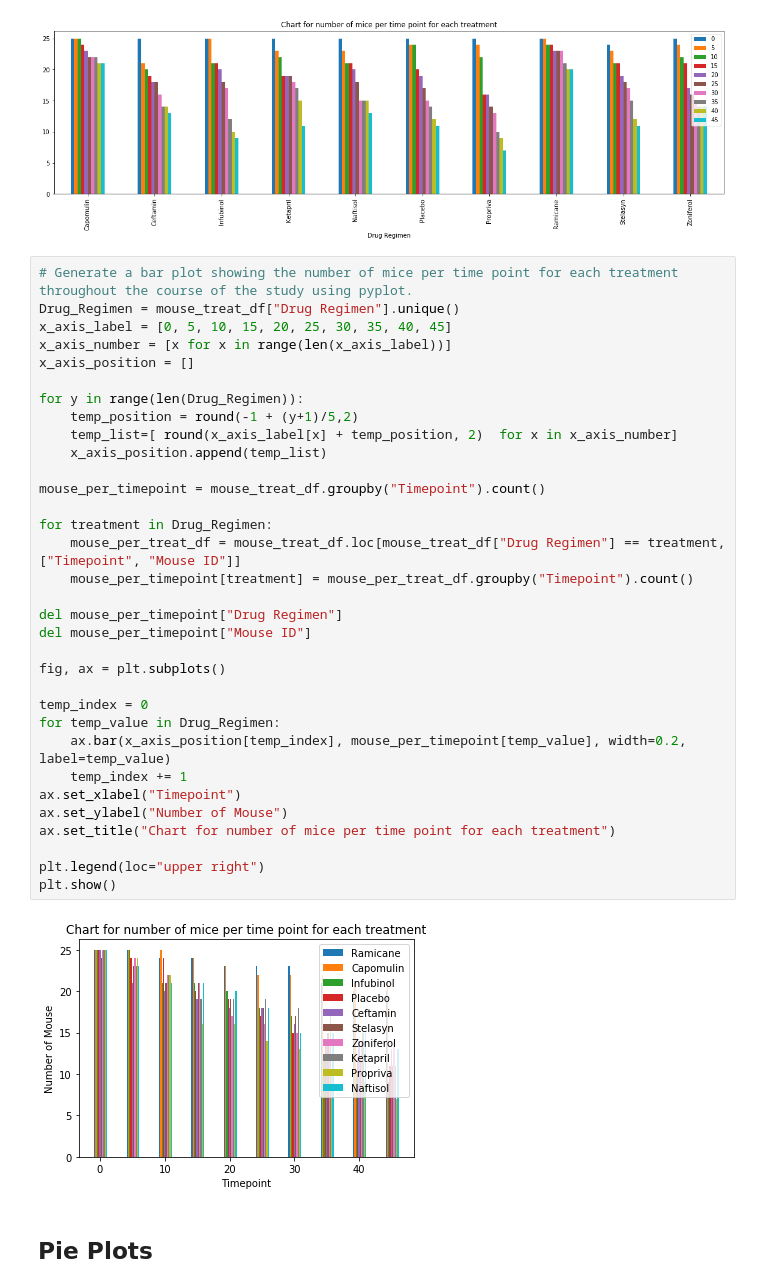
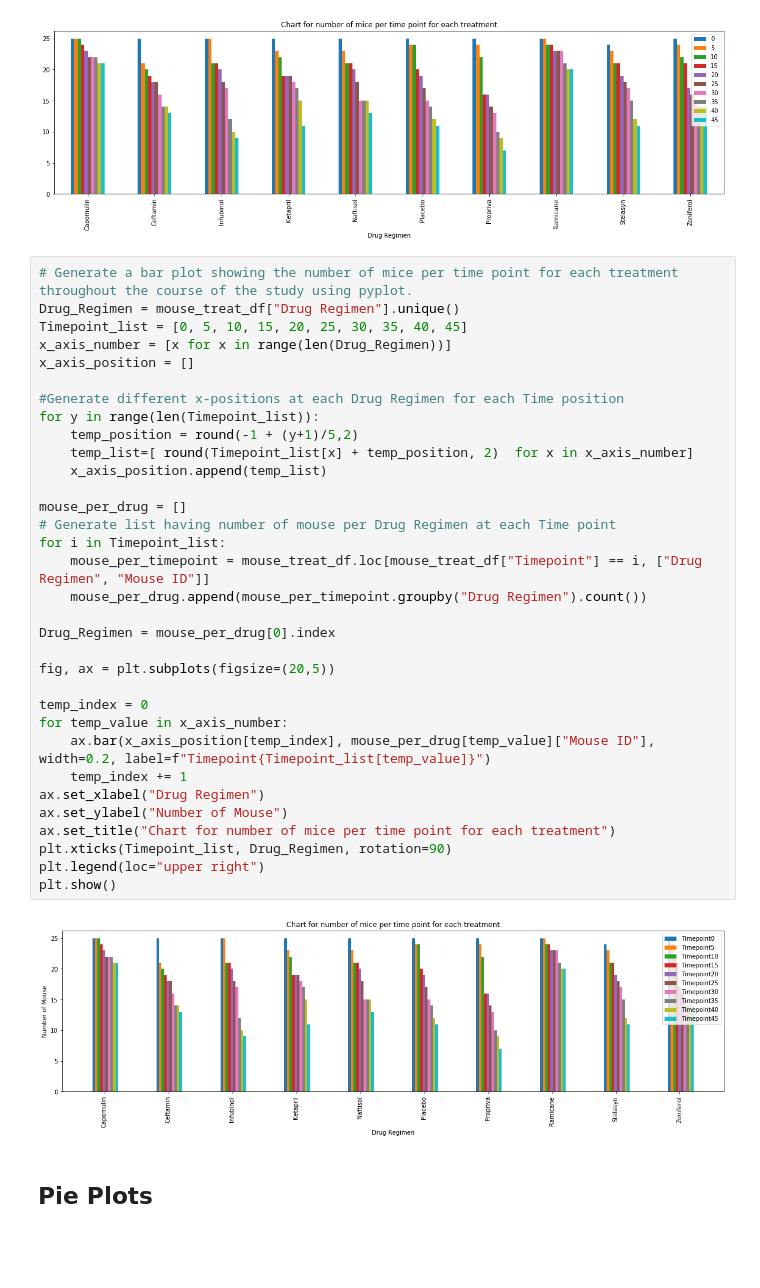
Before and after one commit to sjj1971/matplotlib_project, a Jupyter notebook: Pymaceuticals/pymaceuticals_starter.ipynb, the cells around one changed output. Drawn from its saved outputs; the diff is of its cells as text; blank space fills up the shorter version.

Commit message:
Updated solutions in order to follow instruction and guideline figure

```diff
--- a/Pymaceuticals/pymaceuticals_starter.ipynb
+++ b/Pymaceuticals/pymaceuticals_starter.ipynb
@@ -152,38 +152,38 @@ a.plot(kind="bar", figsize=(20,5), title="Chart for number of mice per time poin
 # %%
 # Generate a bar plot showing the number of mice per time point for each treatment throughout the course of the study using pyplot.
 Drug_Regimen = mouse_treat_df["Drug Regimen"].unique()
-x_axis_label = [0, 5, 10, 15, 20, 25, 30, 35, 40, 45]
-x_axis_number = [x for x in range(len(x_axis_label))]
+Timepoint_list = [0, 5, 10, 15, 20, 25, 30, 35, 40, 45]
+x_axis_number = [x for x in range(len(Drug_Regimen))]
 x_axis_position = []
 
-for y in range(len(Drug_Regimen)):
+#Generate different x-positions at each Drug Regimen for each Time position
+for y in range(len(Timepoint_list)):
     temp_position = round(-1 + (y+1)/5,2)
-    temp_list=[ round(x_axis_label[x] + temp_position, 2)  for x in x_axis_number]
+    temp_list=[ round(Timepoint_list[x] + temp_position, 2)  for x in x_axis_number]
     x_axis_position.append(temp_list)
 
-mouse_per_timepoint = mouse_treat_df.groupby("Timepoint").count()
+mouse_per_drug = []
+# Generate list having number of mouse per Drug Regimen at each Time point
+for i in Timepoint_list:
+    mouse_per_timepoint = mouse_treat_df.loc[mouse_treat_df["Timepoint"] == i, ["Drug Regimen", "Mouse ID"]]
+    mouse_per_drug.append(mouse_per_timepoint.groupby("Drug Regimen").count())
 
-for treatment in Drug_Regimen:
-    mouse_per_treat_df = mouse_treat_df.loc[mouse_treat_df["Drug Regimen"] == treatment, ["Timepoint", "Mouse ID"]]
-    mouse_per_timepoint[treatment] = mouse_per_treat_df.groupby("Timepoint").count()
+Drug_Regimen = mouse_per_drug[0].index
 
-del mouse_per_timepoint["Drug Regimen"]
-del mouse_per_timepoint["Mouse ID"]
-
-fig, ax = plt.subplots()
+fig, ax = plt.subplots(figsize=(20,5))
 
 temp_index = 0
-for temp_value in Drug_Regimen:
-    ax.bar(x_axis_position[temp_index], mouse_per_timepoint[temp_value], width=0.2, label=temp_value)
+for temp_value in x_axis_number:
+    ax.bar(x_axis_position[temp_index], mouse_per_drug[temp_value]["Mouse ID"], width=0.2, label=f"Timepoint{Timepoint_list[temp_value]}")
     temp_index += 1
-ax.set_xlabel("Timepoint")
+ax.set_xlabel("Drug Regimen")
 ax.set_ylabel("Number of Mouse")
 ax.set_title("Chart for number of mice per time point for each treatment")
-
+plt.xticks(Timepoint_list, Drug_Regimen, rotation=90)
 plt.legend(loc="upper right")
 plt.show()
 # %% [output]
-[figure, old version]
+[figure, new version]
 # %% [markdown]
 ## Pie Plots
 # %%
```
Also changed, not shown: parts of 5 cells of this notebook.
